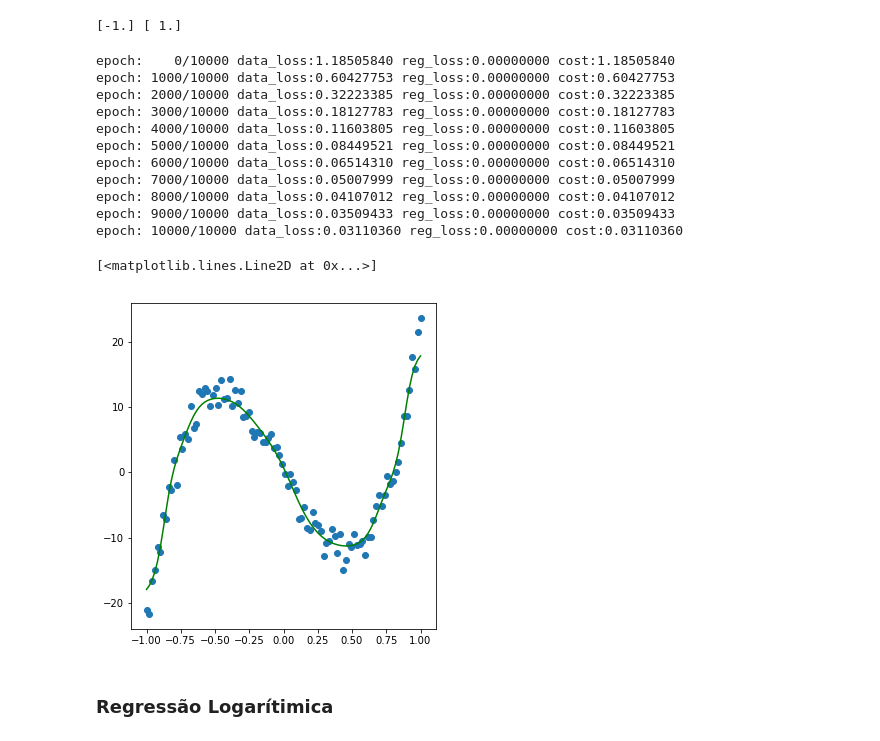
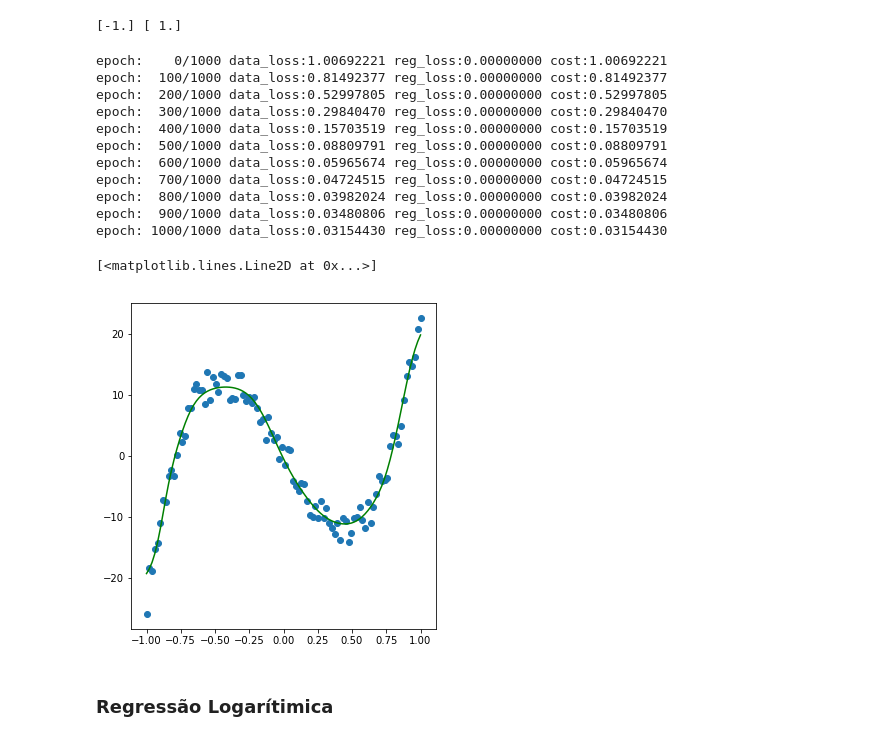
Before and after one commit to arnaldog12/Manual-Pratico-Deep-Learning, a Jupyter notebook: Rede Neural.ipynb, the cells around one changed output. Cells and saved outputs as stored; diff of their text form; code cells hidden in the pictures.

```diff
--- a/Rede Neural.ipynb
+++ b/Rede Neural.ipynb
@@ -184,14 +184,15 @@ class Layer():
         self.is_trainable = is_trainable
 
         self._activ_inp, self._activ_out = None, None
-        self._dweights, self._dbiases = None, None
+        self._dweights, self._dbiases, self._prev_dweights = None, None, 0.0
         self._dropout_mask = None
 
 class NeuralNetwork():
-    def __init__(self, cost_func=mse, learning_rate=1e-3):
+    def __init__(self, cost_func=mse, learning_rate=1e-3, momentum=0.0):
         self.layers = []
         self.cost_func = cost_func
         self.learning_rate = learning_rate
+        self.momentum = momentum
 
     def fit(self, x, y, epochs=100, verbose=10):
         for epoch in range(epochs+1):
@@ -227,7 +228,8 @@ class NeuralNetwork():
         for layer in reversed(self.layers):
             if layer.is_trainable:
                 layer._dweights = layer._dweights + layer.reg_strength*layer.reg_func(layer.weights, derivative=True)
-                layer.weights = layer.weights - self.learning_rate*layer._dweights
+                layer._prev_dweights = -self.learning_rate*layer._dweights + self.momentum*layer._prev_dweights
+                layer.weights = layer.weights + layer._prev_dweights
                 layer.biases = layer.biases - self.learning_rate*layer._dbiases
 # %% [markdown]
 # Testes da Implementação
@@ -469,31 +471,31 @@ print(x.min(axis=0), x.max(axis=0))
 # %%
 D_in, D_out = x.shape[1], y.shape[1]
 
-nn = NeuralNetwork(cost_func=mse, learning_rate=1e-5)
+nn = NeuralNetwork(cost_func=mse, learning_rate=1e-5, momentum=0.9)
 nn.layers.append(Layer(input_dim=D_in, output_dim=10, activation=tanh))
 nn.layers.append(Layer(input_dim=10, output_dim=10, activation=tanh))
 nn.layers.append(Layer(input_dim=10, output_dim=D_out, activation=linear))
 
-nn.fit(x, y, epochs=10000, verbose=1000)
+nn.fit(x, y, epochs=1000, verbose=100)
 
 plt.figure(figsize=(12, 6))
 plt.subplot(1, 2, 1)
 plt.scatter(x, y)
 plt.plot(x, nn.predict(x), c='green')
 # %% [output]
-epoch:    0/10000 data_loss:1.18505840 reg_loss:0.00000000 cost:1.18505840
-epoch: 1000/10000 data_loss:0.60427753 reg_loss:0.00000000 cost:0.60427753
-epoch: 2000/10000 data_loss:0.32223385 reg_loss:0.00000000 cost:0.32223385
-epoch: 3000/10000 data_loss:0.18127783 reg_loss:0.00000000 cost:0.18127783
-epoch: 4000/10000 data_loss:0.11603805 reg_loss:0.00000000 cost:0.11603805
-epoch: 5000/10000 data_loss:0.08449521 reg_loss:0.00000000 cost:0.08449521
-epoch: 6000/10000 data_loss:0.06514310 reg_loss:0.00000000 cost:0.06514310
-epoch: 7000/10000 data_loss:0.05007999 reg_loss:0.00000000 cost:0.05007999
-epoch: 8000/10000 data_loss:0.04107012 reg_loss:0.00000000 cost:0.04107012
-epoch: 9000/10000 data_loss:0.03509433 reg_loss:0.00000000 cost:0.03509433
-epoch: 10000/10000 data_loss:0.03110360 reg_loss:0.00000000 cost:0.03110360
+epoch:    0/1000 data_loss:1.00692221 reg_loss:0.00000000 cost:1.00692221
+epoch:  100/1000 data_loss:0.81492377 reg_loss:0.00000000 cost:0.81492377
+epoch:  200/1000 data_loss:0.52997805 reg_loss:0.00000000 cost:0.52997805
+epoch:  300/1000 data_loss:0.29840470 reg_loss:0.00000000 cost:0.29840470
+epoch:  400/1000 data_loss:0.15703519 reg_loss:0.00000000 cost:0.15703519
+epoch:  500/1000 data_loss:0.08809791 reg_loss:0.00000000 cost:0.08809791
+epoch:  600/1000 data_loss:0.05965674 reg_loss:0.00000000 cost:0.05965674
+epoch:  700/1000 data_loss:0.04724515 reg_loss:0.00000000 cost:0.04724515
+epoch:  800/1000 data_loss:0.03982024 reg_loss:0.00000000 cost:0.03982024
+epoch:  900/1000 data_loss:0.03480806 reg_loss:0.00000000 cost:0.03480806
+epoch: 1000/1000 data_loss:0.03154430 reg_loss:0.00000000 cost:0.03154430
 [<matplotlib.lines.Line2D at 0x...>]
-[figure, old version]
+[figure, new version]
 # %% [markdown]
 ### Regressão Logarítimica
 # %%
```
Also changed, not shown: parts of 17 cells of this notebook.
